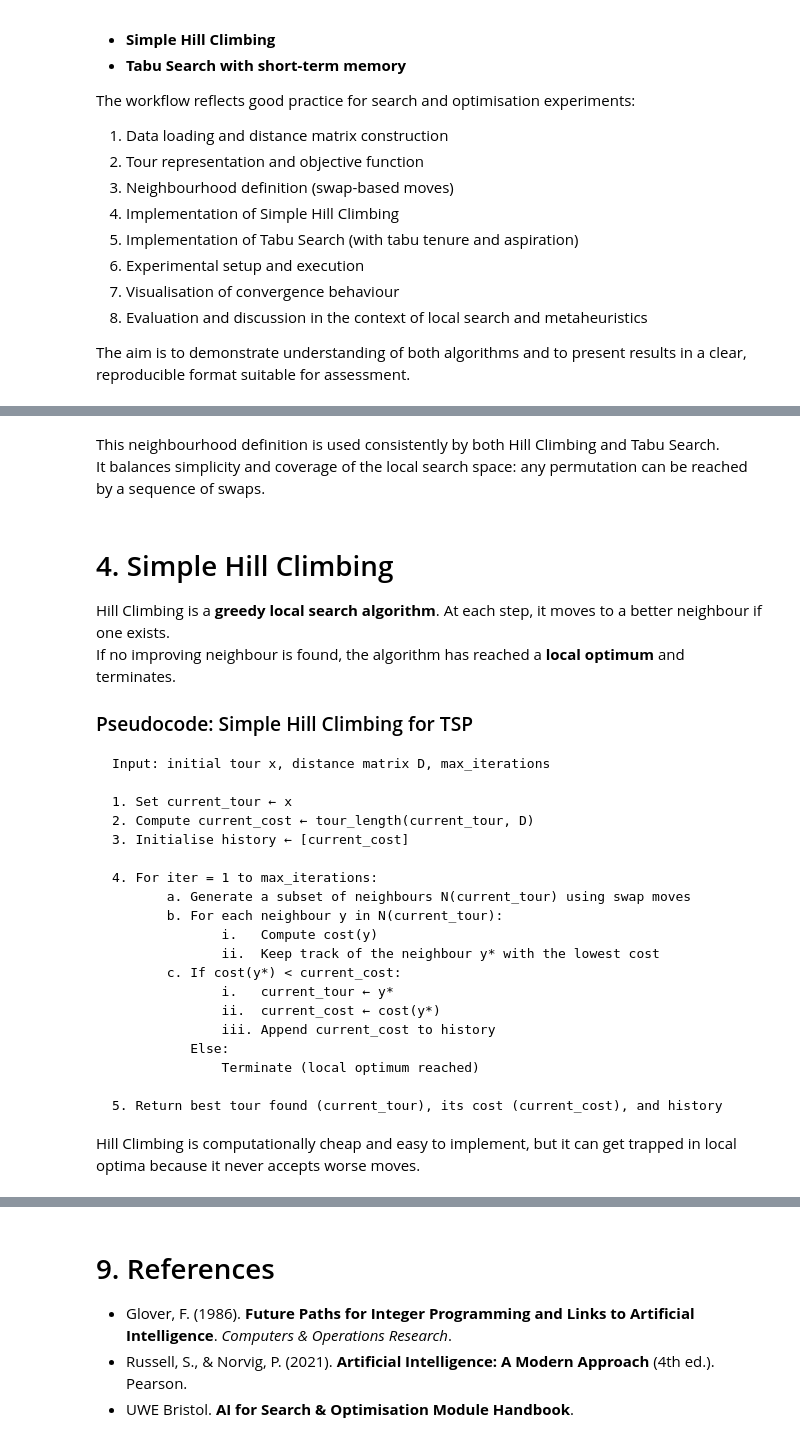
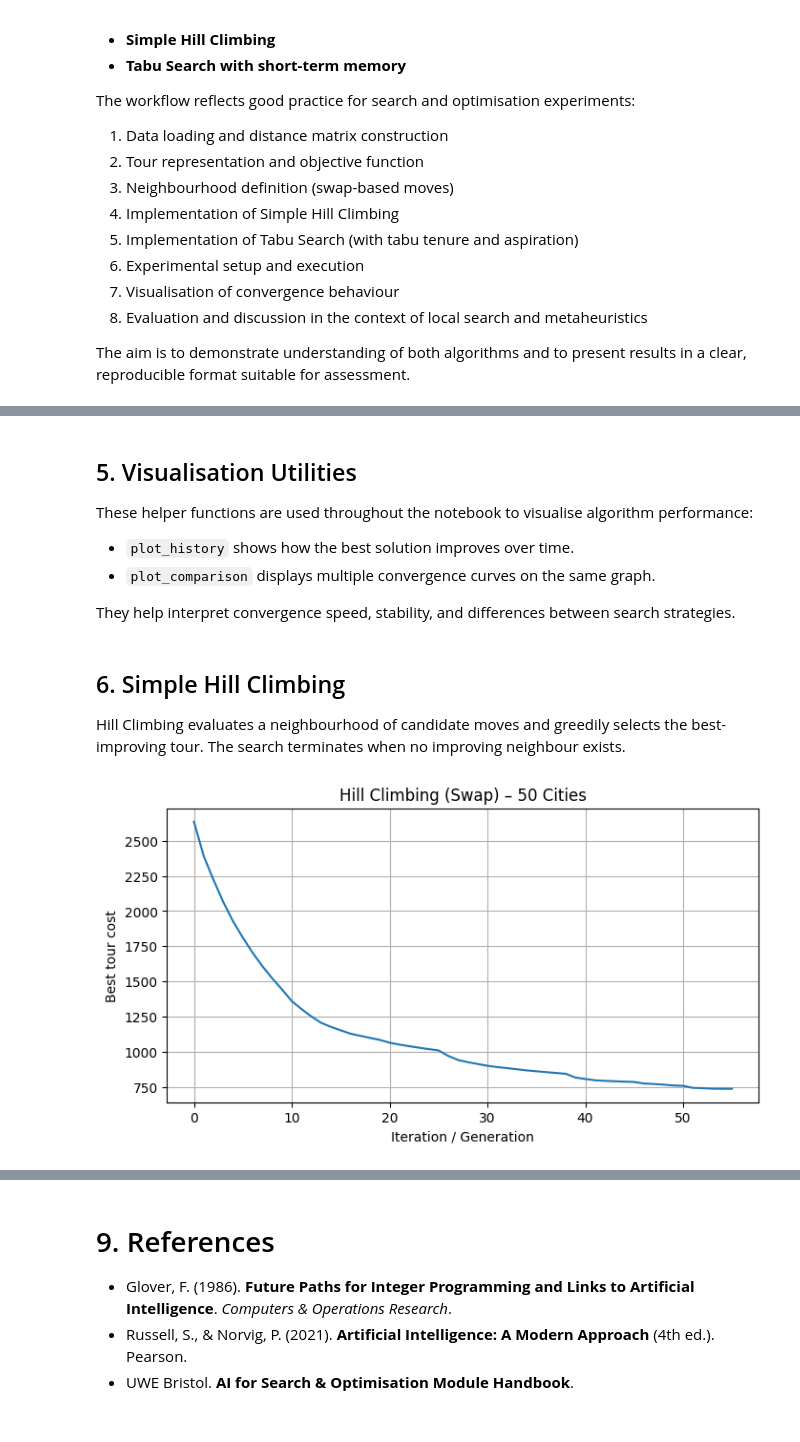
Before and after one commit to Bucci-beep/tsp-search-algorithm-Kibuchi, a Jupyter notebook: tsp_search_algorithm_Kibuchi.ipynb, the cells around one changed output, grey strips where cells are left out. Cells and saved outputs as stored; diff of their text form; code cells hidden in the pictures.

Commit message:
Added comparison plots and enhanced experiment visualisation

````diff
--- a/tsp_search_algorithm_Kibuchi.ipynb
+++ b/tsp_search_algorithm_Kibuchi.ipynb
@@ -173,35 +203,35 @@ def generate_random_swap_neighbour(tour: np.ndarray) -> np.ndarray:
-# %% [markdown]
-This neighbourhood definition is used consistently by both Hill Climbing and Tabu Search.
-It balances simplicity and coverage of the local search space: any permutation can be reached by a sequence of swaps.
+# %% [markdown]
+## 5. Visualisation Utilities
+
+These helper functions are used throughout the notebook to visualise algorithm performance:
+
+- `plot_history` shows how the best solution improves over time.
+- `plot_comparison` displays multiple convergence curves on the same graph.
+
+They help interpret convergence speed, stability, and differences between search strategies.
+# %%
+def plot_history(history: List[float], title: str) -> None:
+    plt.figure(figsize=(8, 4))
+    plt.plot(history)
+    plt.xlabel("Iteration / Generation")
+    plt.ylabel("Best tour cost")
+    plt.title(title)
+    plt.grid(True)
+    plt.show()
+
+
+def plot_comparison(histories: List[List[float]], labels: List[str], title: str) -> None:
+    plt.figure(figsize=(10, 5))
+    for h, lbl in zip(histories, labels):
+        plt.plot(h, label=lbl)
+    plt.xlabel("Iteration / Generation")
+    plt.ylabel("Best tour cost")
+    plt.title(title)
+    plt.grid(True)
+    plt.legend()
+    plt.show()
 # %% [markdown]
-# 4. Simple Hill Climbing
+## 6. Simple Hill Climbing
 
-Hill Climbing is a **greedy local search algorithm**. At each step, it moves to a better neighbour if one exists.
-If no improving neighbour is found, the algorithm has reached a **local optimum** and terminates.
-
-### Pseudocode: Simple Hill Climbing for TSP
-
-```text
-Input: initial tour x, distance matrix D, max_iterations
-
-1. Set current_tour ← x
-2. Compute current_cost ← tour_length(current_tour, D)
-3. Initialise history ← [current_cost]
-
-4. For iter = 1 to max_iterations:
-       a. Generate a subset of neighbours N(current_tour) using swap moves
-       b. For each neighbour y in N(current_tour):
-              i.   Compute cost(y)
-              ii.  Keep track of the neighbour y* with the lowest cost
-       c. If cost(y*) < current_cost:
-              i.   current_tour ← y*
-              ii.  current_cost ← cost(y*)
-              iii. Append current_cost to history
-          Else:
-              Terminate (local optimum reached)
-
-5. Return best tour found (current_tour), its cost (current_cost), and history
-```
-
-Hill Climbing is computationally cheap and easy to implement, but it can get trapped in local optima because it never accepts worse moves.
+Hill Climbing evaluates a neighbourhood of candidate moves and greedily selects the best-improving tour. The search terminates when no improving neighbour exists.
 # %%
@@ -265,0 +286,4 @@ def simple_hill_climbing(
+# %%
+plot_history(single_results["HC_swap"]["history"], "Hill Climbing (Swap) – 50 Cities")
+# %% [output]
+[figure, added]
````
Also changed, not shown: parts of 50 cells of this notebook.
